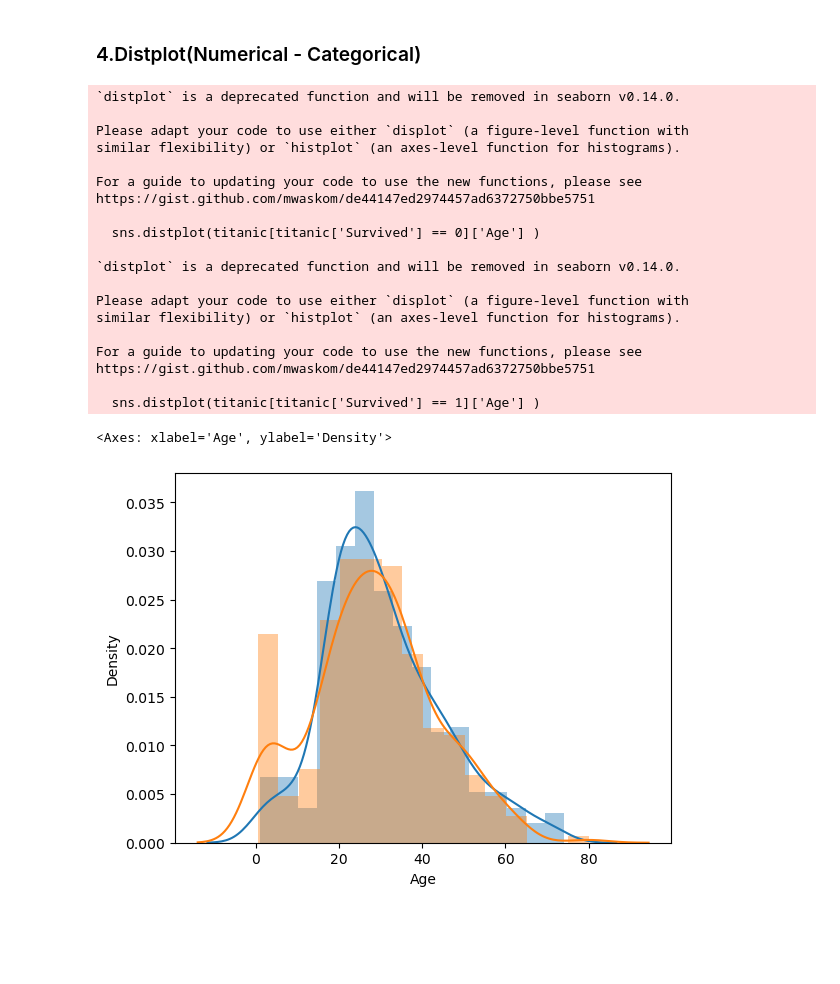
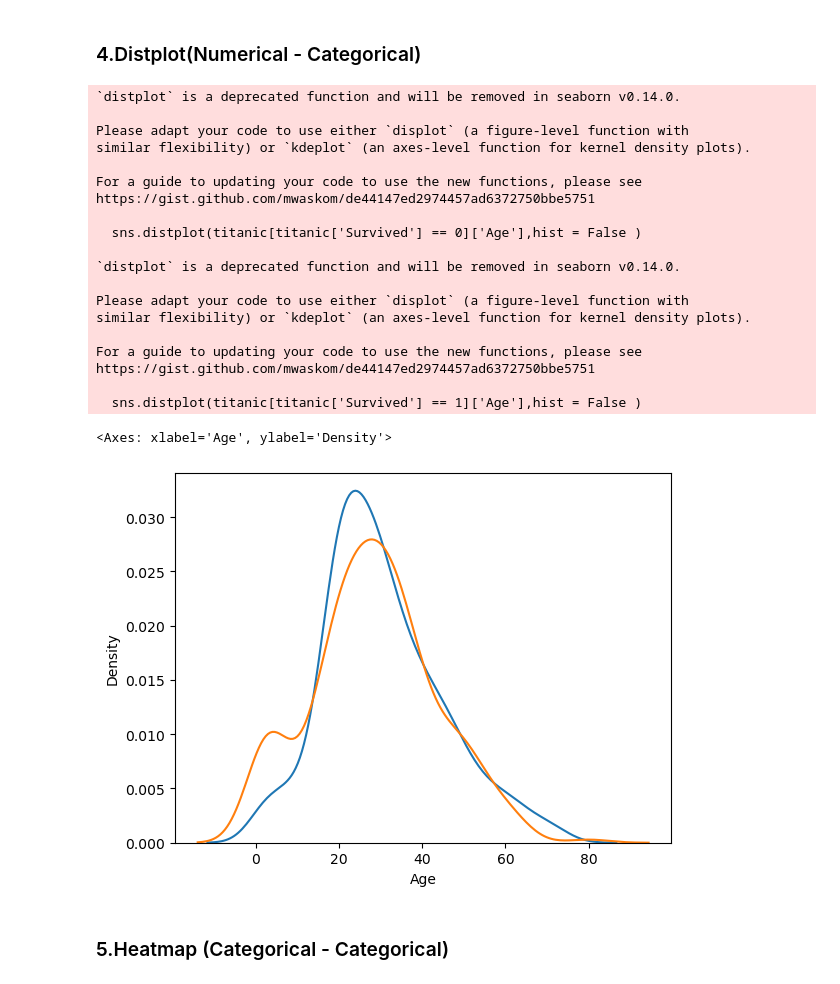
Before and after one commit to Swayam7Garg/ML-learning-journey, a Jupyter notebook: 6/bivariateanalysis.ipynb, the cells around one changed output. Drawn from its saved outputs; the diff is of its cells as text; code cells hidden in the pictures; blank space fills up the shorter version.

```diff
--- a/6/bivariateanalysis.ipynb
+++ b/6/bivariateanalysis.ipynb
@@ -108,27 +108,29 @@ sns.boxplot(data = titanic , x= 'Sex' , y= 'Age', hue = 'Survived')
 # %% [markdown]
 ### 4.Distplot(Numerical - Categorical)
 # %%
-sns.distplot(titanic[titanic['Survived'] == 0]['Age'] )
-sns.distplot(titanic[titanic['Survived'] == 1]['Age'] )
+sns.distplot(titanic[titanic['Survived'] == 0]['Age'],hist = False )
+sns.distplot(titanic[titanic['Survived'] == 1]['Age'],hist = False )
 # %% [output]
 `distplot` is a deprecated function and will be removed in seaborn v0.14.0.
 
 Please adapt your code to use either `displot` (a figure-level function with
-similar flexibility) or `histplot` (an axes-level function for histograms).
+similar flexibility) or `kdeplot` (an axes-level function for kernel density plots).
 
 For a guide to updating your code to use the new functions, please see
 https://gist.github.com/mwaskom/de44147ed2974457ad6372750bbe5751
 
-  sns.distplot(titanic[titanic['Survived'] == 0]['Age'] )
+  sns.distplot(titanic[titanic['Survived'] == 0]['Age'],hist = False )
 
 `distplot` is a deprecated function and will be removed in seaborn v0.14.0.
 
 Please adapt your code to use either `displot` (a figure-level function with
-similar flexibility) or `histplot` (an axes-level function for histograms).
+similar flexibility) or `kdeplot` (an axes-level function for kernel density plots).
 
 For a guide to updating your code to use the new functions, please see
 https://gist.github.com/mwaskom/de44147ed2974457ad6372750bbe5751
 
-  sns.distplot(titanic[titanic['Survived'] == 1]['Age'] )
+  sns.distplot(titanic[titanic['Survived'] == 1]['Age'],hist = False )
 <Axes: xlabel='Age', ylabel='Density'>
-[figure, old version]
+[figure, new version]
+# %% [markdown]
+### 5.Heatmap (Categorical - Categorical)
```
Also changed, not shown: parts of 17 cells of this notebook.
